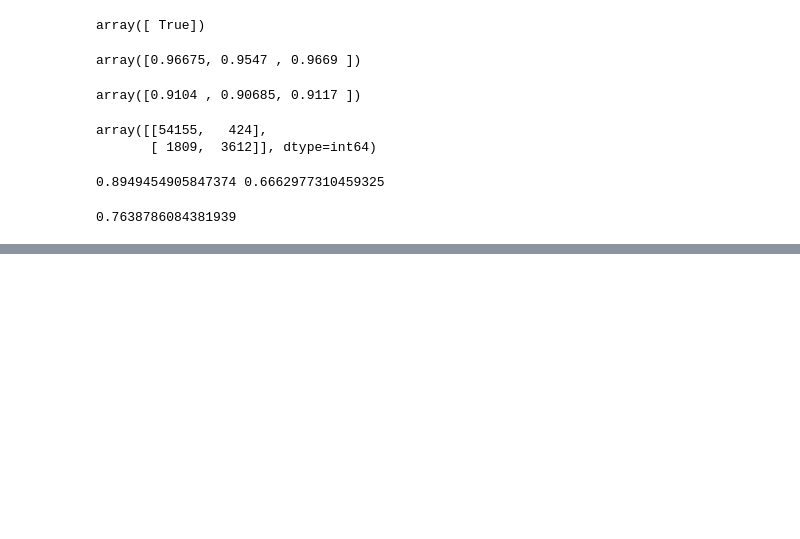
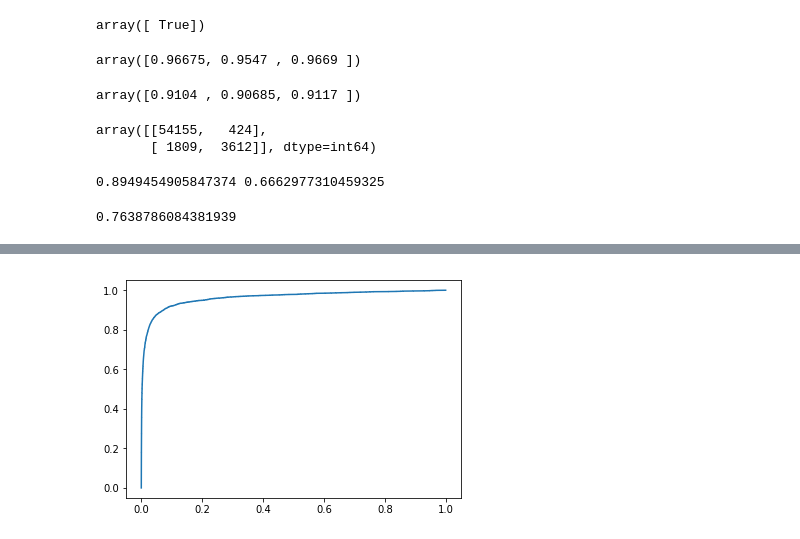
Before and after one commit to barmag/HandsOnML, a Jupyter notebook: ch3/mnist_classification_exercise.ipynb, the cells around one changed output, grey strips where cells are left out. Drawn from its saved outputs; the diff is of its cells as text; code cells hidden in the pictures; blank space fills up the shorter version.

```diff
--- a/ch3/mnist_classification_exercise.ipynb
+++ b/ch3/mnist_classification_exercise.ipynb
@@ -149,0 +160,7 @@ plt.s
+# %%
+def plot_roc(fpr, tpr):
+    plt.plot(fpr, tpr)
+
+plot_roc(fpr, tpr)
+# %% [output]
+[figure, added]
```
Also changed, not shown: parts of 3 cells of this notebook.
